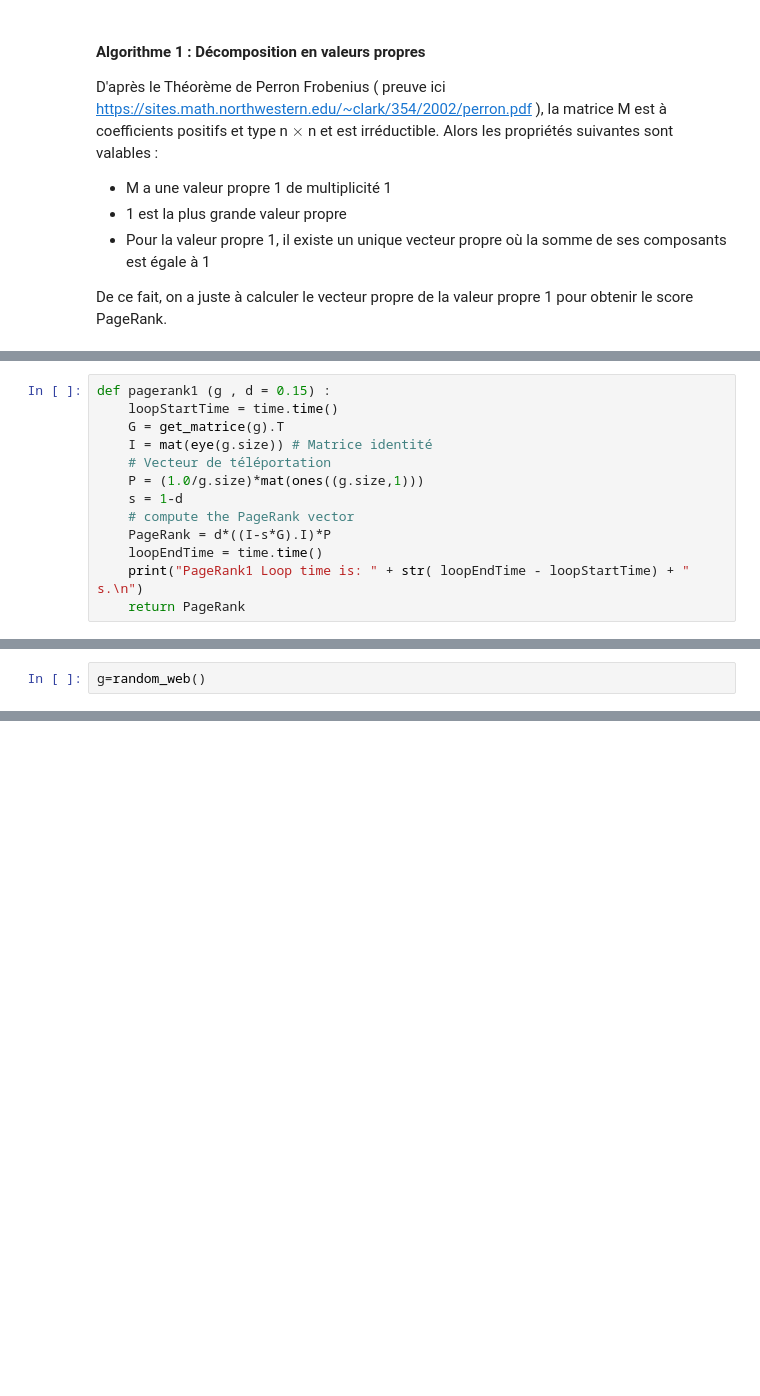
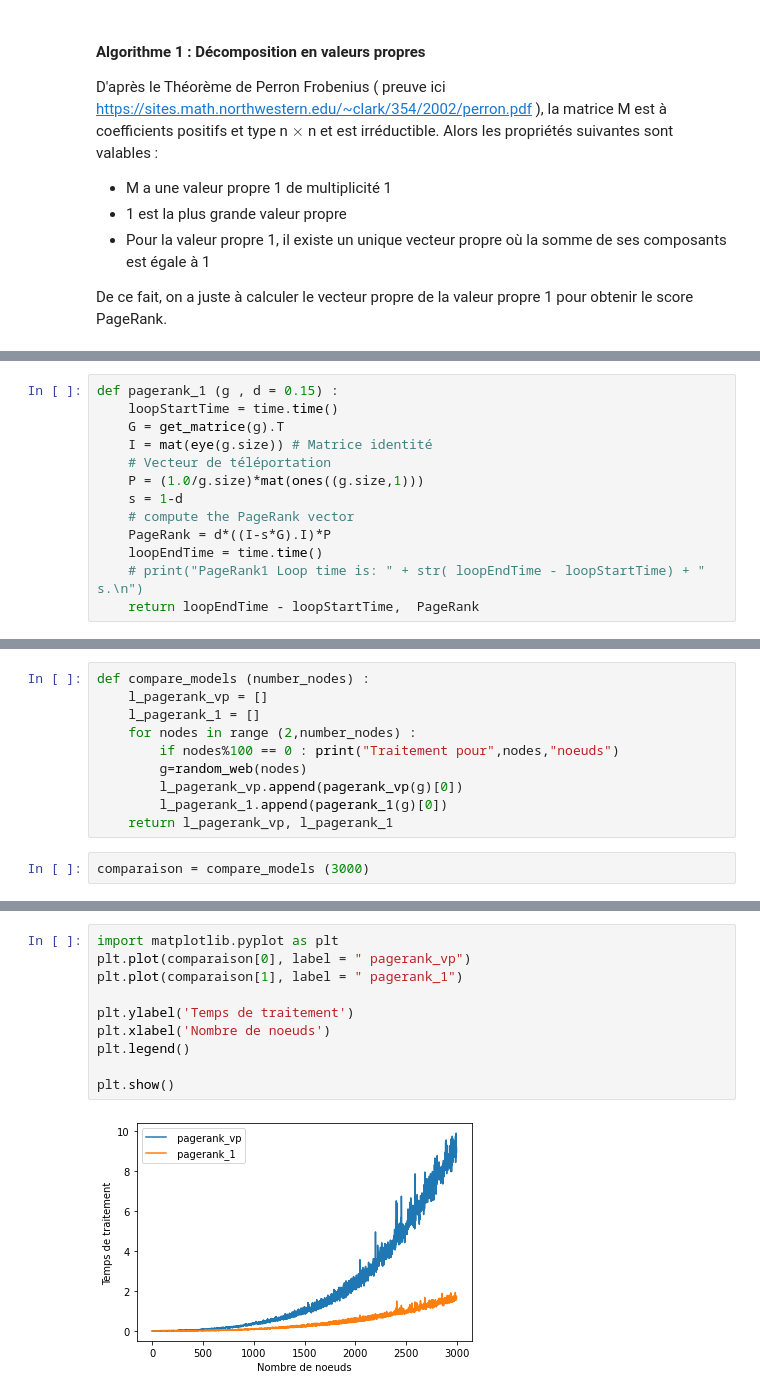
Before and after one commit to LouiseBlart/PageRank-MapReduce-2021, a Jupyter notebook: PageRank MapReduce.ipynb, the cells around one changed output, grey strips where cells are left out. Cells and saved outputs as stored; diff of their text form; blank space fills up the shorter version.

```diff
--- a/PageRank MapReduce.ipynb
+++ b/PageRank MapReduce.ipynb
@@ -516,5 +233,5 @@ Alors l'équation Mq = q est équivalente à (I-sG)q = tEq
 # %%
-def pagerank1 (g , d = 0.15) :
+def pagerank_1 (g , d = 0.15) :
     loopStartTime = time.time()
     G = get_matrice(g).T
     I = mat(eye(g.size)) # Matrice identité
@@ -524,6 +241,6 @@ def pagerank1 (g , d = 0.15) :
     # compute the PageRank vector
     PageRank = d*((I-s*G).I)*P
     loopEndTime = time.time()
-    print("PageRank1 Loop time is: " + str( loopEndTime - loopStartTime) + " s.\n")
-    return PageRank
+    # print("PageRank1 Loop time is: " + str( loopEndTime - loopStartTime) + " s.\n")
+    return loopEndTime - loopStartTime,  PageRank
 # %%
@@ -758,2 +251,0 @@ KeyboardInterrupt:
-# %%
-g=random_web()
@@ -951,0 +254,12 @@ i
+# %%
+def compare_models (number_nodes) :
+    l_pagerank_vp = []
+    l_pagerank_1 = []
+    for nodes in range (2,number_nodes) :
+        if nodes%100 == 0 : print("Traitement pour",nodes,"noeuds")
+        g=random_web(nodes)
+        l_pagerank_vp.append(pagerank_vp(g)[0])
+        l_pagerank_1.append(pagerank_1(g)[0])
+    return l_pagerank_vp, l_pagerank_1
+# %%
+comparaison = compare_models (3000)
@@ -951,0 +284,12 @@ i
+# %%
+import matplotlib.pyplot as plt
+plt.plot(comparaison[0], label = " pagerank_vp")
+plt.plot(comparaison[1], label = " pagerank_1")
+
+plt.ylabel('Temps de traitement')
+plt.xlabel('Nombre de noeuds')
+plt.legend()
+
+plt.show()
+# %% [output]
+[figure, added]
```
Also changed, not shown: parts of 47 cells of this notebook.
